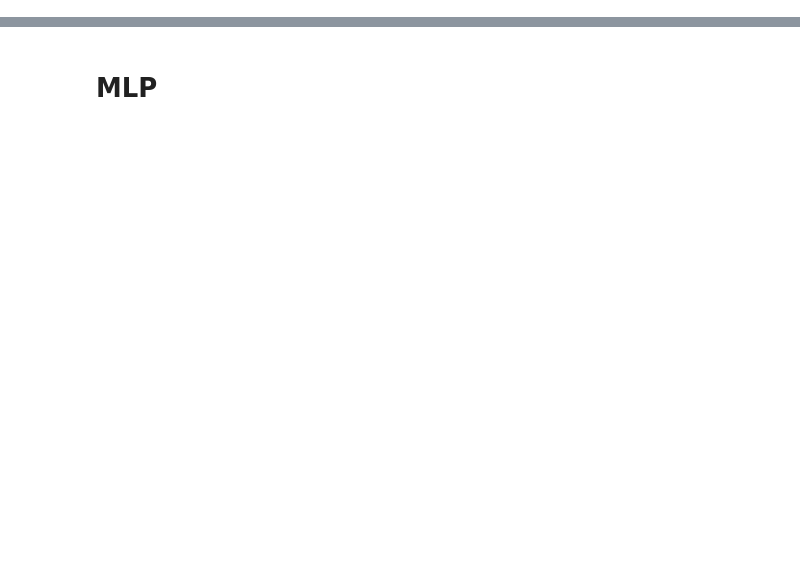
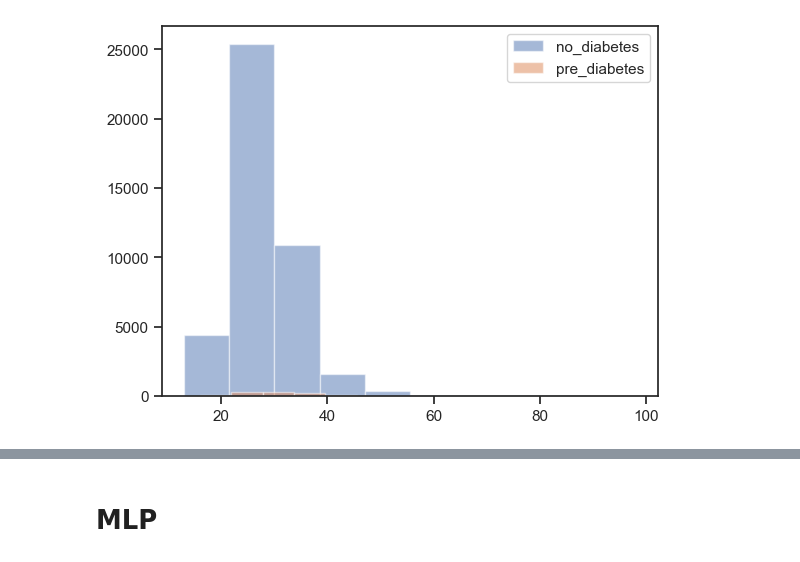
Before and after one commit to mackenzievvvz/diabetes-type-2, a Jupyter notebook: mlp/mlp.ipynb, the cells around one changed output, grey strips where cells are left out. Drawn from its saved outputs; the diff is of its cells as text; code cells hidden in the pictures; blank space fills up the shorter version.

```diff
--- a/mlp/mlp.ipynb
+++ b/mlp/mlp.ipynb
@@ -68,0 +84,4 @@ X_train_big, X_test_big, y_train_big, y_test_big = getTrainTestData(df, test_siz
+# %%
+no_diabetes = df_small.loc[df_small['Diabetes_012'] == 0, :]
+pre_diabetes = df_small.loc[df_small['Diabetes_012'] == 1, :]
+diabetes = df_small.loc[df_small['Diabetes_012'] == 2, :]
@@ -68,0 +97,10 @@ X_train_big, X_test_big, y_train_big, y_test_big = getTrainTestData(df, test_siz
+# %%
+bins = np.linspace(-10, 10, 100)
+
+plt.hist(no_diabetes['BMI'], alpha=0.5, label='no_diabetes')
+plt.hist(pre_diabetes['BMI'], alpha=0.5, label='pre_diabetes')
+# plt.hist(diabetes['BMI'], alpha=0.5, label='diabetes')
+plt.legend(loc='upper right')
+plt.show()
+# %% [output]
+[figure, added]
```
Also changed, not shown: parts of 30 cells of this notebook.
